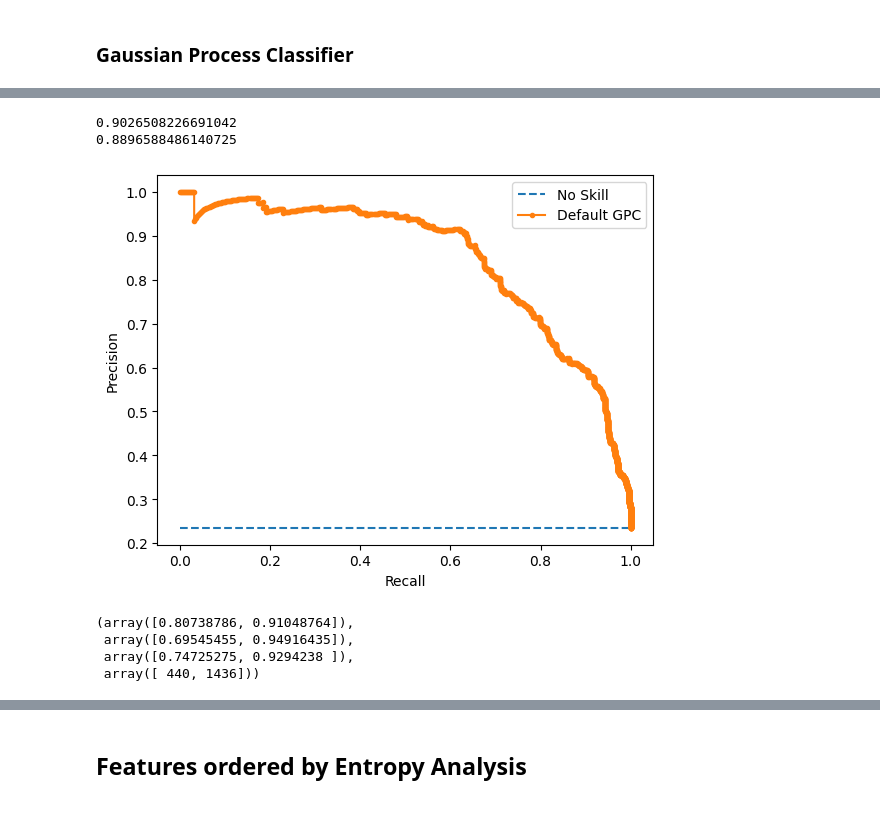
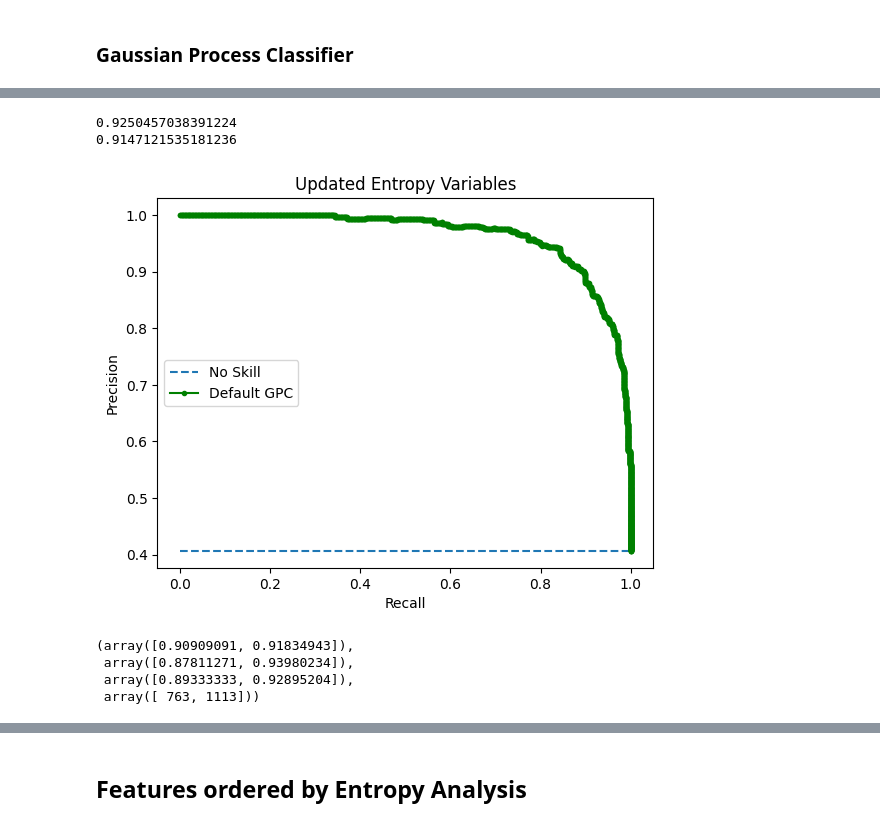
Before and after one commit to Chinnasf/FUSION-EP-Master-Thesis, a Jupyter notebook: Classification/GP.ipynb, the cells around one changed output, grey strips where cells are left out. Cells and saved outputs as stored; diff of their text form; code cells hidden in the pictures.

```diff
--- a/Classification/GP.ipynb
+++ b/Classification/GP.ipynb
@@ -22,9 +22,10 @@ path = "../data/"
 # %%
 # Obtained from Optimization
 #min_subset_ids = pd.read_csv(path+"R_ids_alpha_0.9998.csv")
-min_subset_ids = pd.read_csv(path+"R_ids_alpha_0.6357.csv") # smallest subset --> 1459
+#min_subset_ids = pd.read_csv(path+"R_ids_alpha_0.6357.csv") # smallest subset --> 1459
+# min_subset_ids = pd.read_csv(path+"R_ids_alpha_0.6357.csv") # best recall
 
-# min_subset_ids = pd.read_csv(path+"R_ids_alpha_0.6357.csv") # best recall
+min_subset_ids = pd.read_csv(path+"id_vs_frequency_decreasing_ds.csv")
 
 DB2P8 = pd.read_csv(path+"DB2P8.csv")
 DB5 = pd.read_csv(path+"DB5.csv")
@@ -67,4 +62,9 @@ pd.plotting.scatter_matrix(DB5_);
 # %%
+features = ['RHOSTAR', 'BETASTAR', 'KAREA', 'EPS', 'NEL', 'PFLOSS', 'TAV', 'QCYL5', 'NUSTAR']
+DB5_ = pd.DataFrame(StandardScaler().fit_transform( DB5[features] ), columns = features)
+
+# UPDATED ENTROPY ANALYSIS
+
 X = DB5_[features].to_numpy() # Getting scaled dataset
 y = DB5[["label"]].to_numpy().reshape(-1)
 
@@ -81,28 +81,30 @@ y_pred= model.predict_proba(X_test)
 print(model.score(X_train,y_train))
 print(model.score(X_test,y_test))
 # %% [output]
-0.9026508226691042
-0.8896588486140725
+0.9250457038391224
+0.9147121535181236
 # %%
 # keep probabilities for the positive outcome only
 y_pred = y_pred[:, 1]
 # calculate pr-curve
 precision, recall, thresholds = precision_recall_curve(y_test, y_pred)
 # plot the roc curve for the model
 no_skill = len(y_test[y_test==1]) / len(y_test)
 plt.plot([0,1], [no_skill,no_skill], linestyle='--', label='No Skill')
-plt.plot(recall, precision, marker='.', label='Default GPC')
+plt.plot(recall, precision, marker='.', label='Default GPC', c="g")
 plt.xlabel('Recall')
 plt.ylabel('Precision')
+plt.title("Updated Entropy Variables")
+
 plt.legend();
 # %% [output]
-[figure, old version]
+[figure, new version]
 # %%
 y_pred_ = model.predict(X_test)
 precision_recall_fscore_support(y_test, y_pred_, labels=[1,0])
 # %% [output]
-(array([0.80738786, 0.91048764]),
- array([0.69545455, 0.94916435]),
- array([0.74725275, 0.9294238 ]),
- array([ 440, 1436]))
+(array([0.90909091, 0.91834943]),
+ array([0.87811271, 0.93980234]),
+ array([0.89333333, 0.92895204]),
+ array([ 763, 1113]))
 # %%
```
Also changed, not shown: parts of 12 cells of this notebook, 6 other files.
